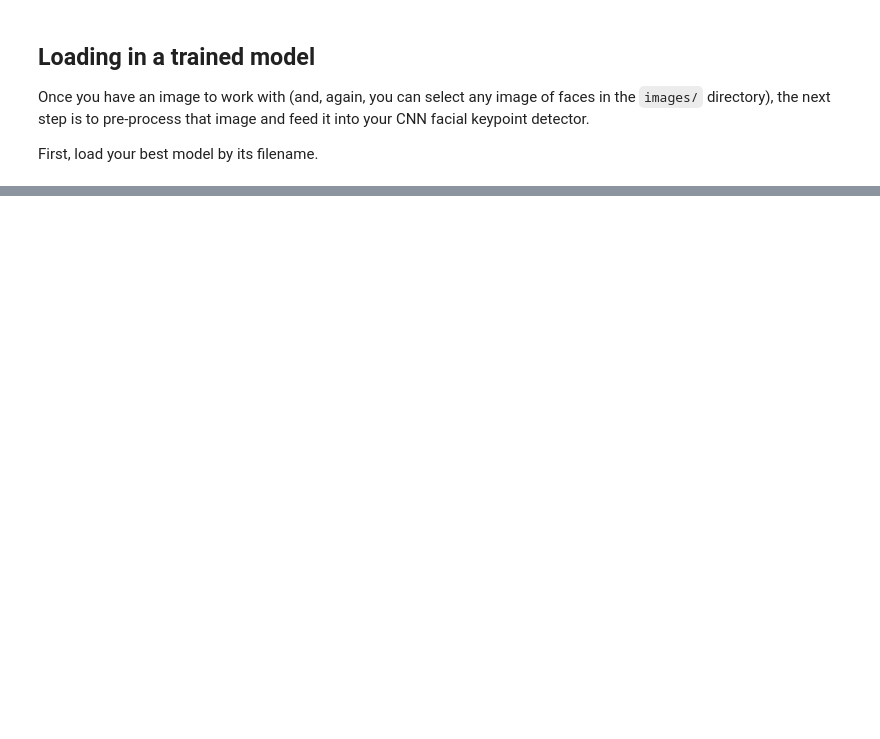
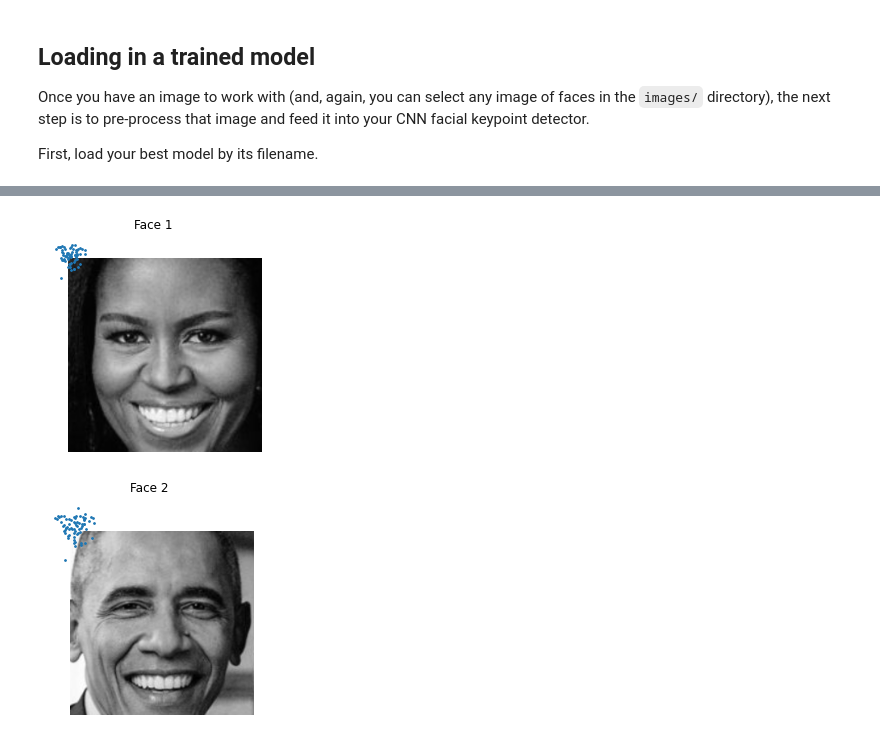
Before and after one commit to alexandrenpl/P1_Facial_Keypoints, a Jupyter notebook: 3. Facial Keypoint Detection, Complete Pipeline.ipynb, the cells around one changed output, grey strips where cells are left out. Drawn from its saved outputs; the diff is of its cells as text; code cells hidden in the pictures; blank space fills up the shorter version.

```diff
--- a/3. Facial Keypoint Detection, Complete Pipeline.ipynb
+++ b/3. Facial Keypoint Detection, Complete Pipeline.ipynb
@@ -133,3 +192,46 @@ After each face has been appropriately converted into an input Tensor for your n
+# %%
+import cv2
+
+# Load and detect
+image = cv2.cvtColor(cv2.imread('images/obamas.jpg'), cv2.COLOR_BGR2RGB)
+gray_for_det = cv2.cvtColor(image, cv2.COLOR_RGB2GRAY)
+
+face_cascade = cv2.CascadeClassifier('detector_architectures/haarcascade_frontalface_default.xml')
+faces = face_cascade.detectMultiScale(gray_for_det, scaleFactor=1.2, minNeighbors=2)
+
+device = torch.device("cuda" if torch.cuda.is_available() else "cpu")
+net.to(device, dtype=torch.float).eval()
+
+# Preprocess faces
+batch_imgs, rois_meta = [], []
+for i, (x, y, w, h) in enumerate(faces):
+    roi = image[y:y+h, x:x+w]
+    cv2.imwrite(f"face_{i}.jpg", cv2.cvtColor(roi, cv2.COLOR_RGB2BGR))
+    roi = cv2.cvtColor(roi, cv2.COLOR_RGB2GRAY).astype(np.float32) / 255.0
+    roi = cv2.resize(roi, (224, 224))
+    roi = np.expand_dims(roi, axis=0)  # (1,224,224)
+    batch_imgs.append(torch.from_numpy(roi))
+    rois_meta.append((x, y, w, h))
+
+if not batch_imgs:
+    print("No faces detected.")
+else:
+    batch = torch.stack(batch_imgs, dim=0).to(device)     # (N,1,224,224)
+    with torch.no_grad():
+        preds = net(batch.float()).view(-1, 68, 2)
+
+    # Visualise per face
+    for i, (meta, kp) in enumerate(zip(rois_meta, preds)):
+        img_vis = batch[i].cpu().numpy().squeeze()
+        plt.figure(figsize=(4, 4))
+        plt.imshow(img_vis, cmap='gray')
+        plt.scatter(kp[:, 0].cpu(), kp[:, 1].cpu(), s=12, marker='.')
+        plt.title(f"Face {i+1}")
+        plt.axis('off')
+        plt.show()
+# %% [output]
+[figure, added]
+[figure, added]
 # %%
 image_copy = np.copy(image)
 
```
Also changed, not shown: parts of 4 cells of this notebook, 6 other files.
